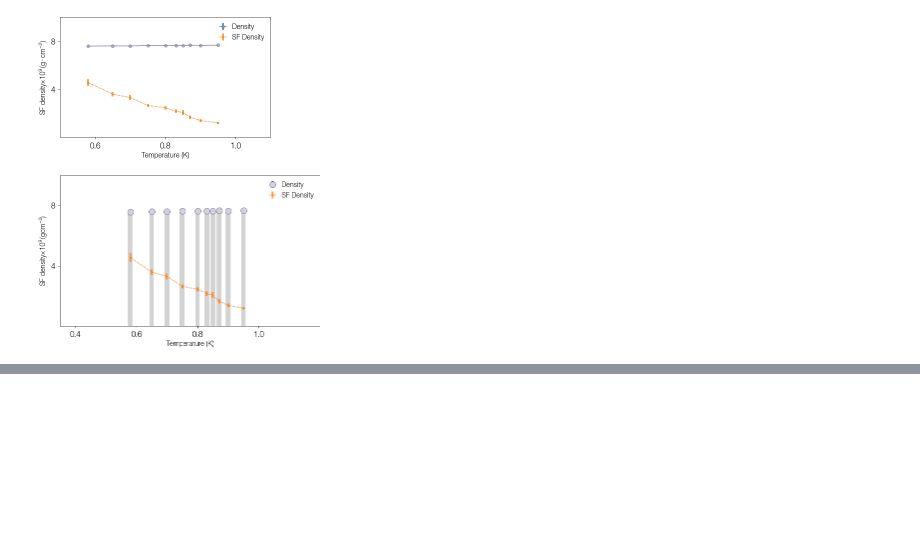
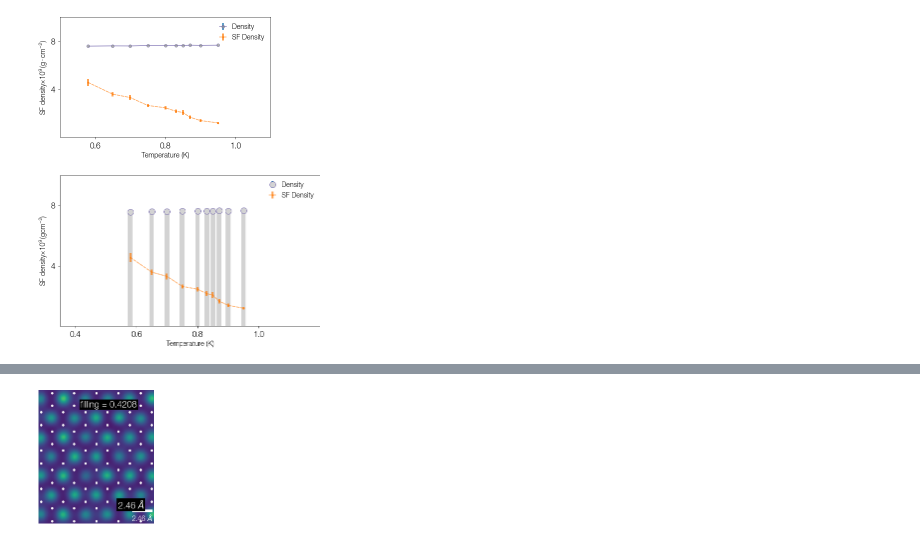
Before and after one commit to DelMaestroGroup/papers-code-Superfluid4HeStrainGraphene, a Jupyter notebook: src/LargeBoxSim.ipynb, the cells around one changed output, grey strips where cells are left out. Drawn from its saved outputs; the diff is of its cells as text; code cells hidden in the pictures; blank space fills up the shorter version.

```diff
--- a/src/LargeBoxSim.ipynb
+++ b/src/LargeBoxSim.ipynb
@@ -162,0 +199,42 @@ with plt.style.context(plot_style['sans']):
+# %%
+one_set = dbase[ (dbase['T'] == 0.75) ]
+scale = 1.15
+mulst, rho, box, ngrid, dens = den_maker_from_raw(one_set)
+
+
+plt.style.reload_library()
+with plt.style.context(plot_style['sans']):
+    snap_fig, ax = plt.subplots()
+    dgutils.fonts.set_custom_font(font_path)
+
+    inset = ax.imshow(rho.T*10, extent=[-0.5*box[0],0.5*box[0],-0.5*box[1],0.5*box[1]])
+    plt.axis('off')
+    snap_fig.text(0.55,0.81,'filling = '+f'{dens}',
+                  c='white', fontsize = 9,
+    #               path_effects=path_eff,?
+                  bbox={'facecolor':'black','alpha':1,'edgecolor':'none','pad':1},ha='center'
+                 )
+    c_positions = np.vstack(gt.get_graphene_carbon_atoms(0.0,[x/(scale) for x in box]))
+    c_positions *= scale
+    ax.scatter(c_positions[:,0],c_positions[:,1], s=2, c='w')
+    fixbox = [14.7570726, 17.03999975]
+    ax.set_xlim(-0.5*fixbox[0],0.5*fixbox[0])
+    ax.set_ylim(-0.5*fixbox[1],0.5*fixbox[1])
+    snap_fig.text(0.64,0.151, '2.46 '+ r'${\rm \AA}$',
+                  c='white', fontsize = 9,
+    #               path_effects=path_eff,
+                  bbox={'facecolor':'black','alpha':1,'edgecolor':'none','pad':1},ha='center'
+                 ) #family= 'sans-serif',? r'2.46'+ r'$\mathrm{\AA}$'
+    scalebar = AnchoredSizeBar(ax.transData,
+                               2.46, '2.46 '+ r'${\rm \AA}$', 'lower right',
+                               pad=0.1,
+                               color='white',
+                               frameon=False,
+                               size_vertical=0.2,
+                              )
+    # scalebar.set_path_effects(path_eff)
+    ax.add_artist(scalebar)
+
+# snap_fig.savefig('../figures/N144_closeup.pdf')
+# %% [output]
+[figure, added]
```
Also changed, not shown: parts of 4 cells of this notebook, 1 other file.
